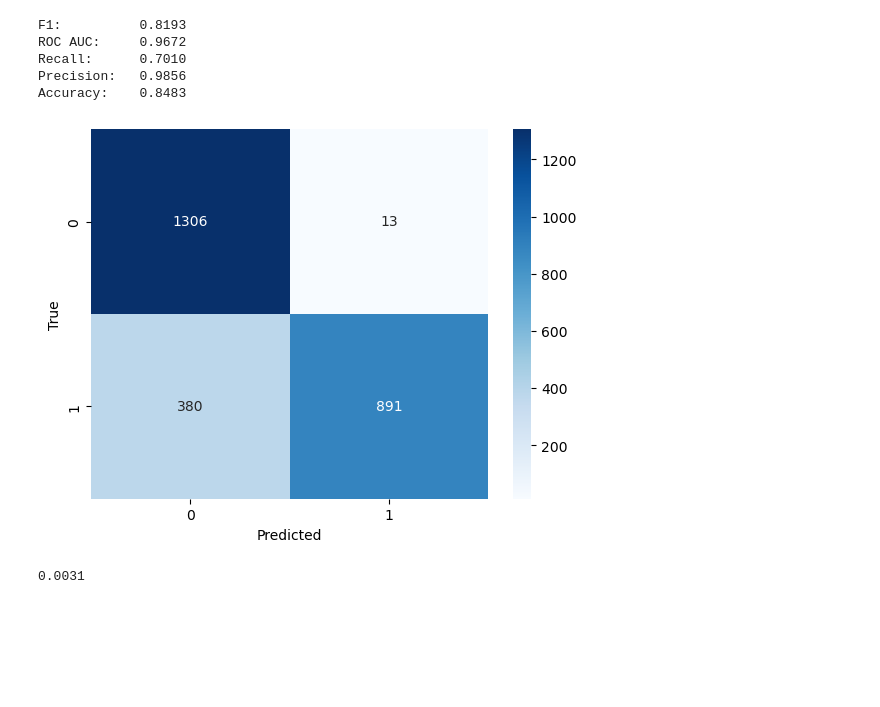
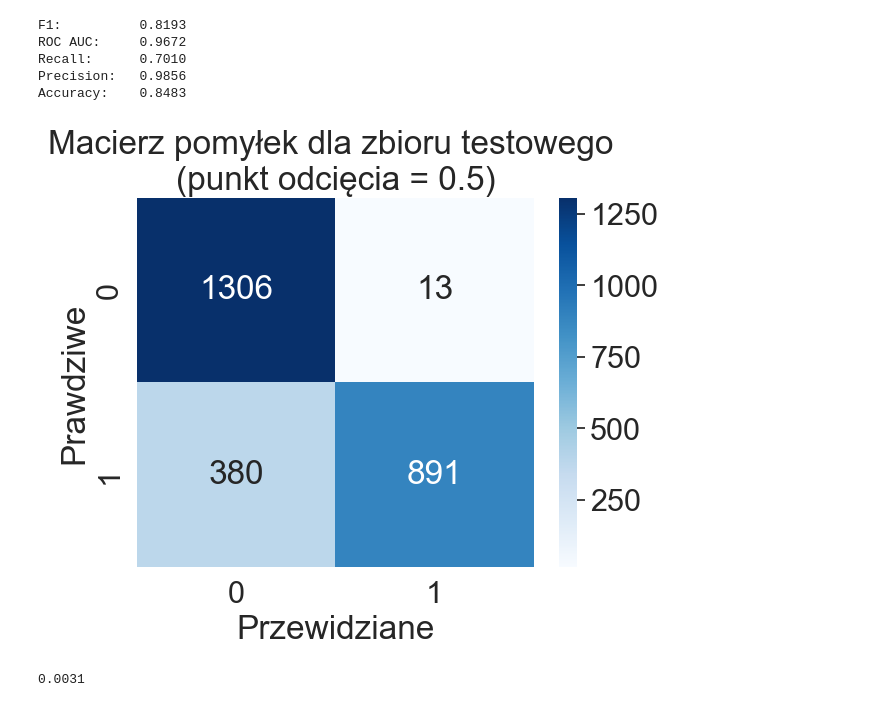
Before and after one commit to amajczyk/ClickbaitDetector, a Jupyter notebook: modelling/model_testing/local_llm_tests.ipynb, the cells around one changed output. Saved outputs shown, nothing was run; the diff lists cells and outputs as text; code cells hidden in the pictures; blank space fills up the shorter version.

```diff
--- a/modelling/model_testing/local_llm_tests.ipynb
+++ b/modelling/model_testing/local_llm_tests.ipynb
@@ -15,8 +15,6 @@ from djangoapp.news.scripts.nlp import *
 import pandas as pd
 import pickle
 from tqdm.notebook import tqdm
-
-df = pd.read_csv('../all_datasets/data/merged_titles_labels.csv')
 # %%
 model_loader = ModelLoader()
 llm = model_loader.llm
@@ -101,17 +99,19 @@ Accuracy:    0.8483
 # %%
 # plot confusion matrix
 from sklearn.metrics import confusion_matrix
 import seaborn as sns
 import matplotlib.pyplot as plt
 
 cm = confusion_matrix(y_true, y_pred)
 sns.heatmap(cm, annot=True, fmt='d', cmap='Blues')
 # add labels to heatmap
-plt.xlabel('Predicted')
-plt.ylabel('True')
+sns.set(font_scale=2)
+plt.xlabel('Przewidziane')
+plt.ylabel('Prawdziwe')
+plt.title('Macierz pomyłek dla zbioru testowego \n(punkt odcięcia = 0.5)')
 plt.show()
 # %% [output]
-[figure, old version]
+[figure, new version]
 # %%
 # find optimal threshold for F1 score
 from sklearn.metrics import roc_auc_score, f1_score, recall_score, precision_score, accuracy_score
```
Also changed, not shown: parts of 20 cells of this notebook, 4 other files.
